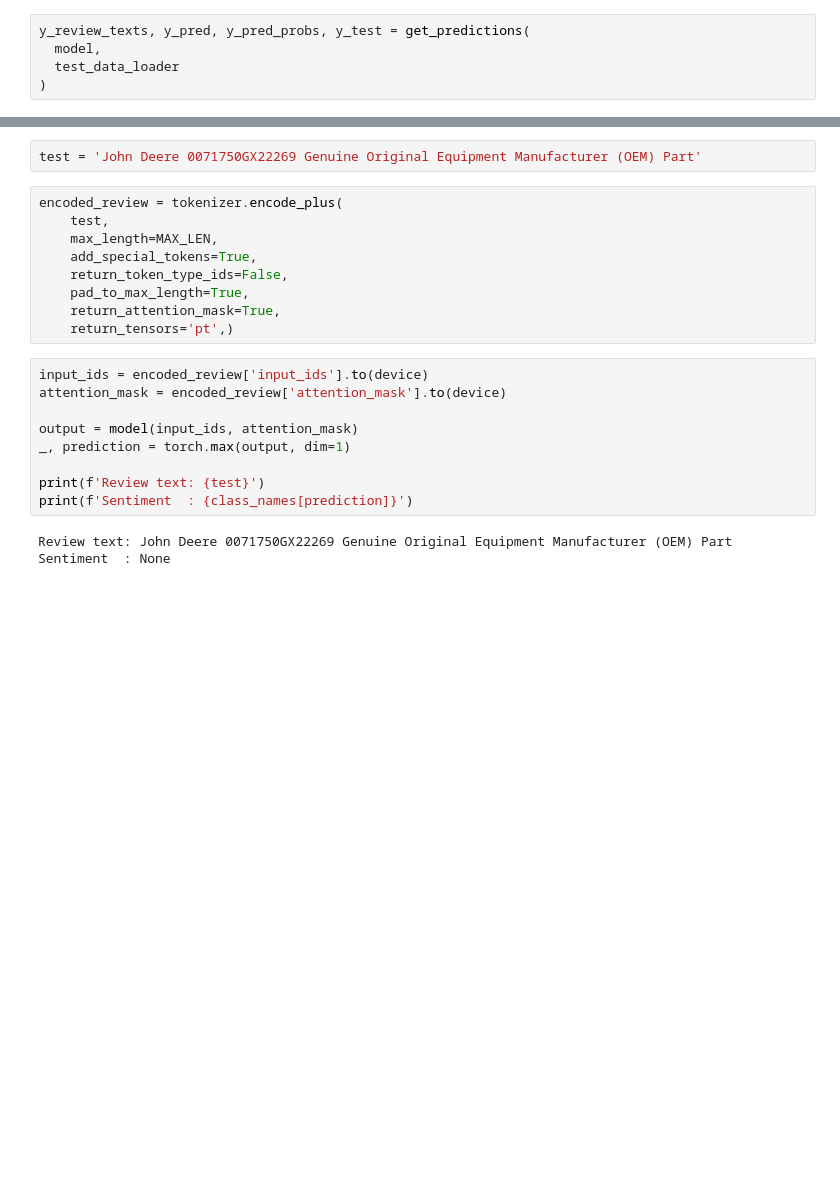
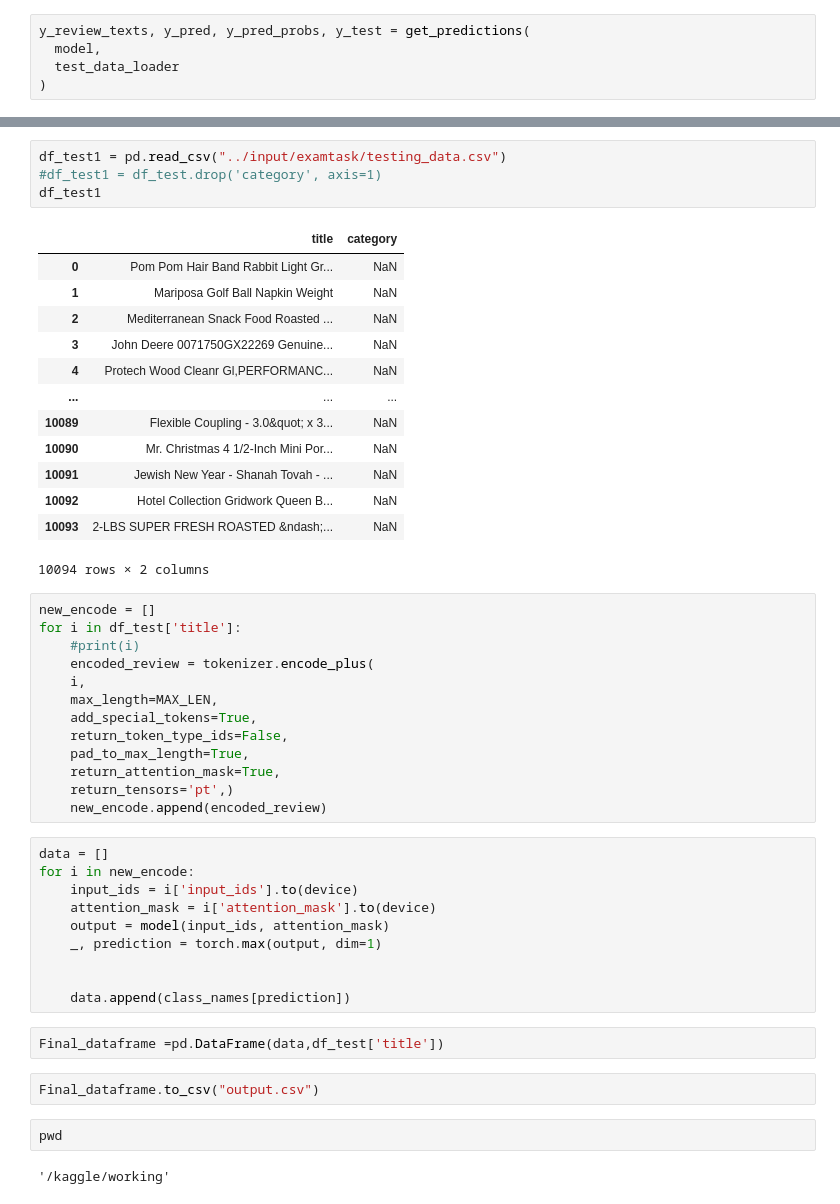
Before and after one commit to SumitSawant947/iping-assignment, a Jupyter notebook: bert-model-2.ipynb, the cells around one changed output, grey strips where cells are left out. Saved outputs shown, nothing was run; the diff lists cells and outputs as text; blank space fills up the shorter version.

Commit message:
Kaggle Notebook | bert-model-2 | Version 2

```diff
--- a/bert-model-2.ipynb
+++ b/bert-model-2.ipynb
@@ -651,23 +686,49 @@ show_confusion_matrix(df_cm)
-# %%
-test = 'John Deere 0071750GX22269 Genuine Original Equipment Manufacturer (OEM) Part'
+# %%
+df_test1 = pd.read_csv("../input/examtask/testing_data.csv")
+#df_test1 = df_test.drop('category', axis=1)
+df_test1
+# %% [output]
+|  | title | category |
+| 0 | Pom Pom Hair Band Rabbit Light Gr... | NaN |
+| 1 | Mariposa Golf Ball Napkin Weight | NaN |
+| 2 | Mediterranean Snack Food Roasted ... | NaN |
+| 3 | John Deere 0071750GX22269 Genuine... | NaN |
+| 4 | Protech Wood Cleanr Gl,PERFORMANC... | NaN |
+| ... | ... | ... |
+| 10089 | Flexible Coupling - 3.0&quot; x 3... | NaN |
+| 10090 | Mr. Christmas 4 1/2-Inch Mini Por... | NaN |
+| 10091 | Jewish New Year - Shanah Tovah - ... | NaN |
+| 10092 | Hotel Collection Gridwork Queen B... | NaN |
+| 10093 | 2-LBS SUPER FRESH ROASTED &ndash;... | NaN |
+10094 rows × 2 columns
 # %%
-encoded_review = tokenizer.encode_plus(
-    test,
+new_encode = []
+for i in df_test['title']:
+    #print(i)
+    encoded_review = tokenizer.encode_plus(
+    i,
     max_length=MAX_LEN,
     add_special_tokens=True,
     return_token_type_ids=False,
     pad_to_max_length=True,
     return_attention_mask=True,
     return_tensors='pt',)
+    new_encode.append(encoded_review)
 # %%
-input_ids = encoded_review['input_ids'].to(device)
-attention_mask = encoded_review['attention_mask'].to(device)
+data = []
+for i in new_encode:
+    input_ids = i['input_ids'].to(device)
+    attention_mask = i['attention_mask'].to(device)
+    output = model(input_ids, attention_mask)
+    _, prediction = torch.max(output, dim=1)
 
-output = model(input_ids, attention_mask)
-_, prediction = torch.max(output, dim=1)
 
-print(f'Review text: {test}')
-print(f'Sentiment  : {class_names[prediction]}')
+    data.append(class_names[prediction])
-# %% [output]
-Review text: John Deere 0071750GX22269 Genuine Original Equipment Manufacturer (OEM) Part
-Sentiment  : None
+# %%
+Final_dataframe =pd.DataFrame(data,df_test['title'])
+# %%
+Final_dataframe.to_csv("output.csv")
+# %%
+pwd
+# %% [output]
+'/kaggle/working'
```
Also changed, not shown: parts of 26 cells of this notebook.
